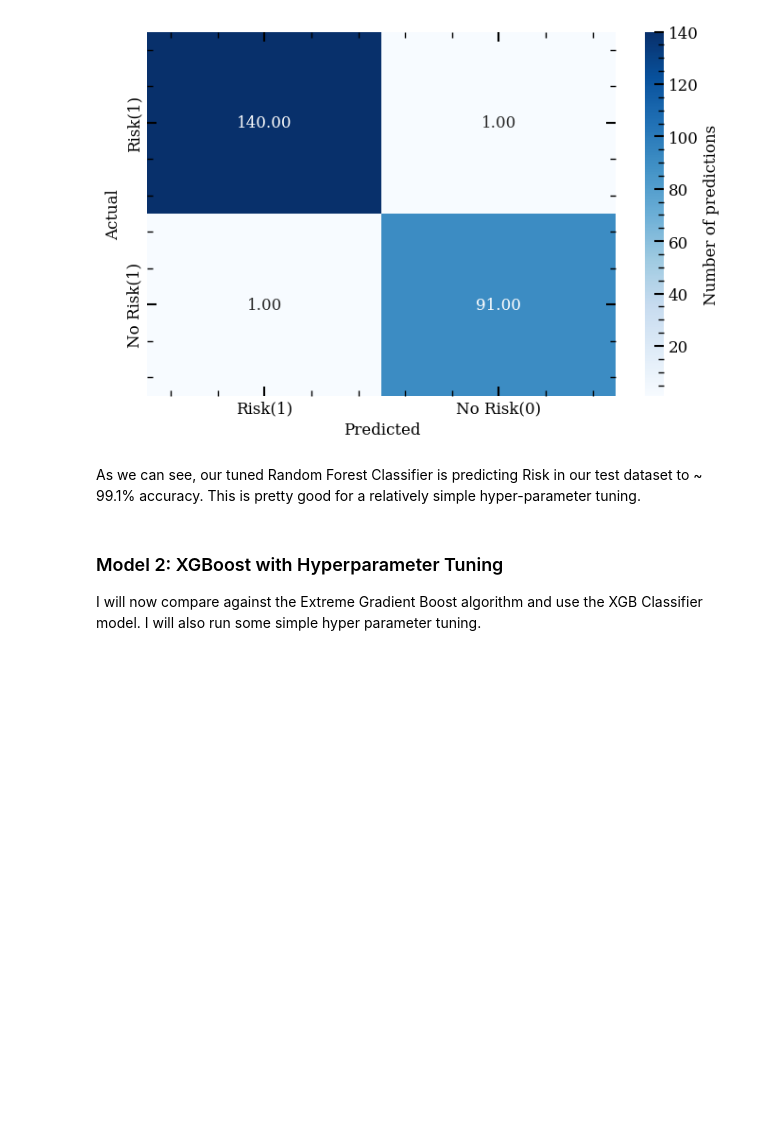
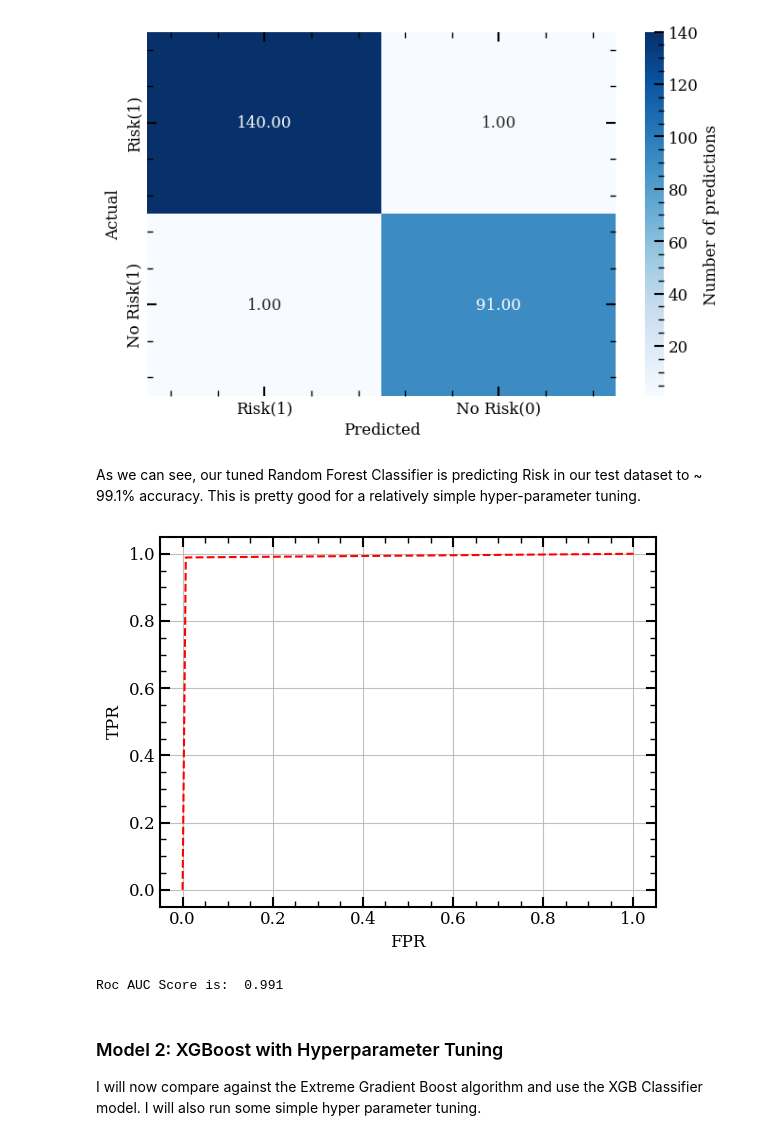
Before and after one commit to ndemarch/sample-ML-projects, a Jupyter notebook: classification/fraud_audit_and_bankruptcy.ipynb, the cells around one changed output. Drawn from its saved outputs; the diff is of its cells as text; code cells hidden in the pictures; blank space fills up the shorter version.

```diff
--- a/classification/fraud_audit_and_bankruptcy.ipynb
+++ b/classification/fraud_audit_and_bankruptcy.ipynb
@@ -363,3 +365,14 @@ As we can see, our tuned Random Forest Classifier is predicting Risk in our test
+# %%
+fpr,tpr,thresh = roc_curve(y_test, y_pred)
+# %%
+plt.plot(fpr, tpr,'r--')
+plt.xlabel('FPR')
+plt.ylabel('TPR')
+plt.show()
+print('Roc AUC Score is: ', round(roc_auc_score(y_test, y_pred),3))
+# %% [output]
+[figure, added]
+Roc AUC Score is:  0.991
 # %% [markdown]
 ### Model 2: XGBoost with Hyperparameter Tuning
 I will now compare against the Extreme Gradient Boost algorithm and use the XGB Classifier model. I will also run some simple hyper parameter tuning.
```
Also changed, not shown: parts of 1 cell of this notebook, 1 other file.
